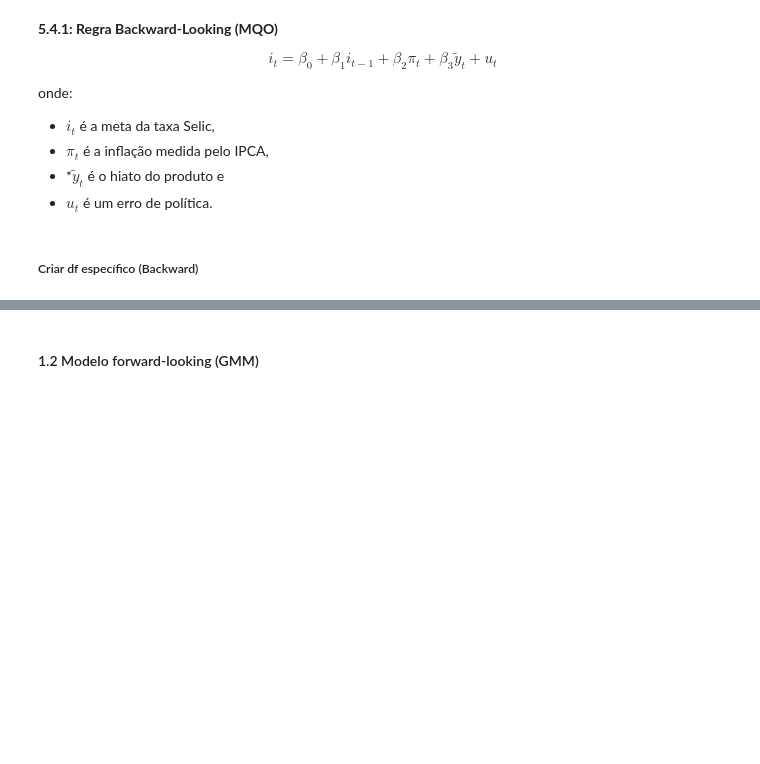
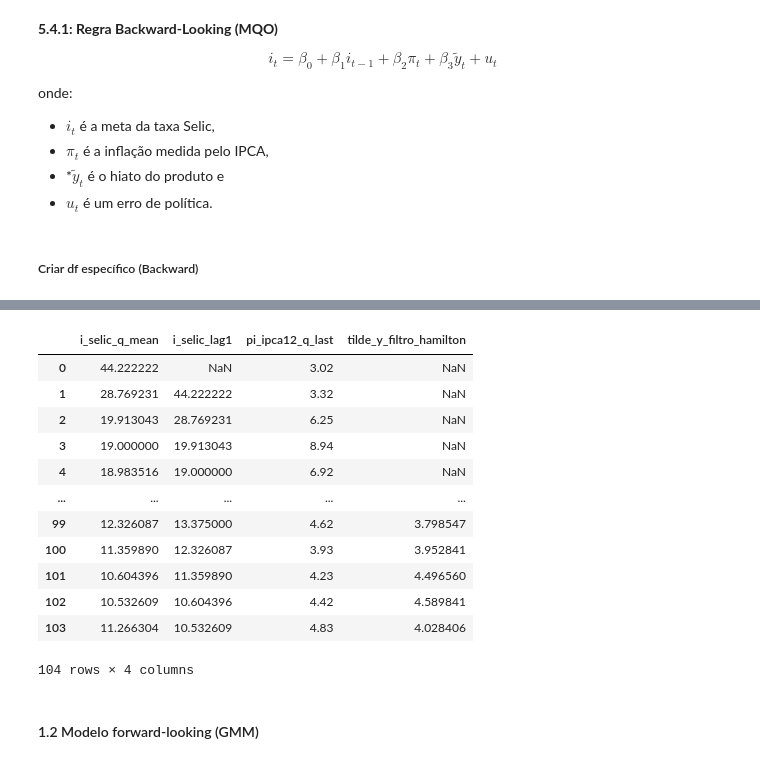
Before and after one commit to fernandovieira1/brazil-taylor-determinacy, a Jupyter notebook: scripts/modelos_secao_6.ipynb, the cells around one changed output, grey strips where cells are left out. Cells and saved outputs as stored; diff of their text form; code cells hidden in the pictures; blank space fills up the shorter version.

```diff
--- a/scripts/modelos_secao_6.ipynb
+++ b/scripts/modelos_secao_6.ipynb
@@ -812,3 +914,19 @@ onde:
+# %%
+df_modelo[['i_selic_q_mean', 'i_selic_lag1', 'pi_ipca12_q_last', 'tilde_y_filtro_hamilton']]
+# %% [output]
+|  | i_selic_q_mean | i_selic_lag1 | pi_ipca12_q_last | tilde_y_filtro_hamilton |
+| 0 | 44.222222 | NaN | 3.02 | NaN |
+| 1 | 28.769231 | 44.222222 | 3.32 | NaN |
+| 2 | 19.913043 | 28.769231 | 6.25 | NaN |
+| 3 | 19.000000 | 19.913043 | 8.94 | NaN |
+| 4 | 18.983516 | 19.000000 | 6.92 | NaN |
+| ... | ... | ... | ... | ... |
+| 99 | 12.326087 | 13.375000 | 4.62 | 3.798547 |
+| 100 | 11.359890 | 12.326087 | 3.93 | 3.952841 |
+| 101 | 10.604396 | 11.359890 | 4.23 | 4.496560 |
+| 102 | 10.532609 | 10.604396 | 4.42 | 4.589841 |
+| 103 | 11.266304 | 10.532609 | 4.83 | 4.028406 |
+104 rows × 4 columns
 # %% [markdown]
 #### 1.2 Modelo forward-looking (GMM) ####
 # %%
```
Also changed, not shown: parts of 12 cells of this notebook, 5 other files.
